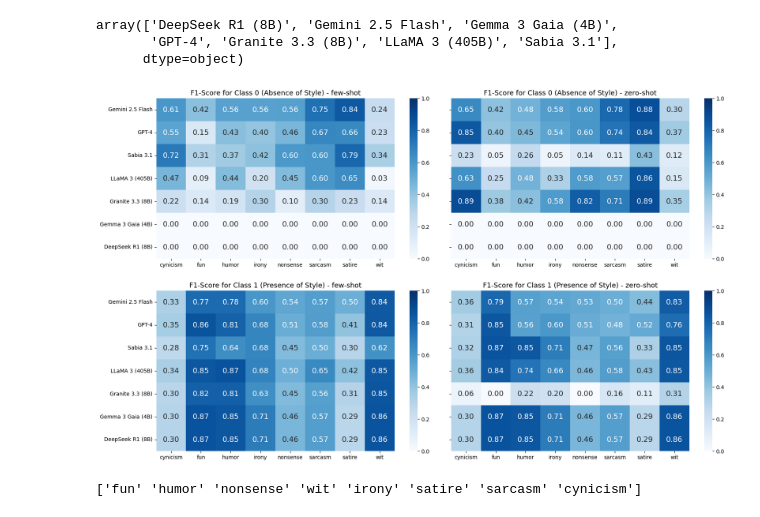
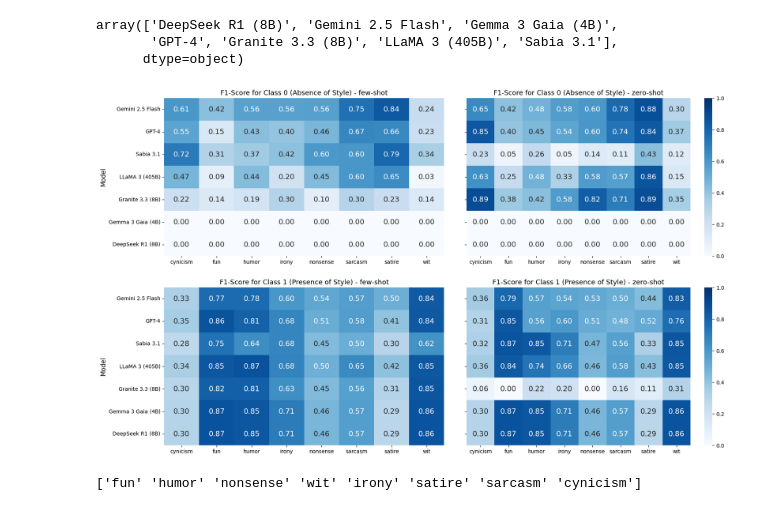
Before and after one commit to llm-pt-ibm/brazilian_northeast_humor_benchmark, a Jupyter notebook: qualitative_exploration.ipynb, the cells around one changed output. Drawn from its saved outputs; the diff is of its cells as text; code cells hidden in the pictures.

```diff
--- a/qualitative_exploration.ipynb
+++ b/qualitative_exploration.ipynb
@@ -166,42 +166,52 @@ results['model_name'] = pd.Categorical(results['model_name'], categories=model_o
 # ==================================================================
 
 # O código de plotagem com a alteração
+# O código de plotagem com a alteração
 fig, axes = plt.subplots(nrows=2, ncols=2, figsize=(20, 12), sharey=True)
 f1_info = [('f1_0', 'Class 0 (Absence of Style)'), ('f1_1', 'Class 1 (Presence of Style)')]
 scenarios = results['scenario'].unique()
 
 for row_idx, (f1_class, title) in enumerate(f1_info):
     for col_idx, scenario in enumerate(scenarios):
         ax = axes[row_idx, col_idx]
 
         pivot = results[results['scenario'] == scenario].pivot(
             index='model_name', columns='comic_style', values=f1_class
         )
 
-        # A alteração está aqui: adicionamos annot_kws
         sns.heatmap(
             pivot,
             annot=True,
             cmap='Blues',
             vmin=0,
             vmax=1,
             ax=ax,
             fmt=".2f",
-            annot_kws={'size': 14}  # <-- PARÂMETRO ADICIONADO AQUI
+            annot_kws={'size': 14},
+            # ADICIONE ESTA LINHA para o controle condicional da cbar
+            cbar=(col_idx == 1)
         )
 
         ax.set_title(f'F1-Score for {title} - {scenario}', fontsize=13)
-        ax.set_ylabel('')
+
+        # Reativa o label do eixo Y apenas para a primeira coluna
+        if col_idx == 0:
+            ax.set_ylabel('Model', fontsize=12)
+        else:
+            ax.set_ylabel('')
+
         ax.set_xlabel('')
-plt.subplots_adjust(hspace=0.2, wspace=-0.01) # <-- AJUSTE O ESPAÇAMENTO AQUI
+
+# Ajuste o wspace para um valor pequeno e positivo
+plt.subplots_adjust(hspace=0.2, wspace=0.08)
 plt.savefig(
     os.path.join(visus_path, "comic_styles_f1_individuals.png"),
-    dpi=300,   # equivalente a aumentar a resolução
-    bbox_inches='tight'  # opcional, para ajustar o conteúdo da figura
+    dpi=300,
+    bbox_inches='tight'
 )
 plt.show()
 # %% [output]
-[figure, old version]
+[figure, new version]
 # %%
 comic_styles = df_comic_styles['comic_style'].unique()
 
```
Also changed, not shown: 3 other files.
